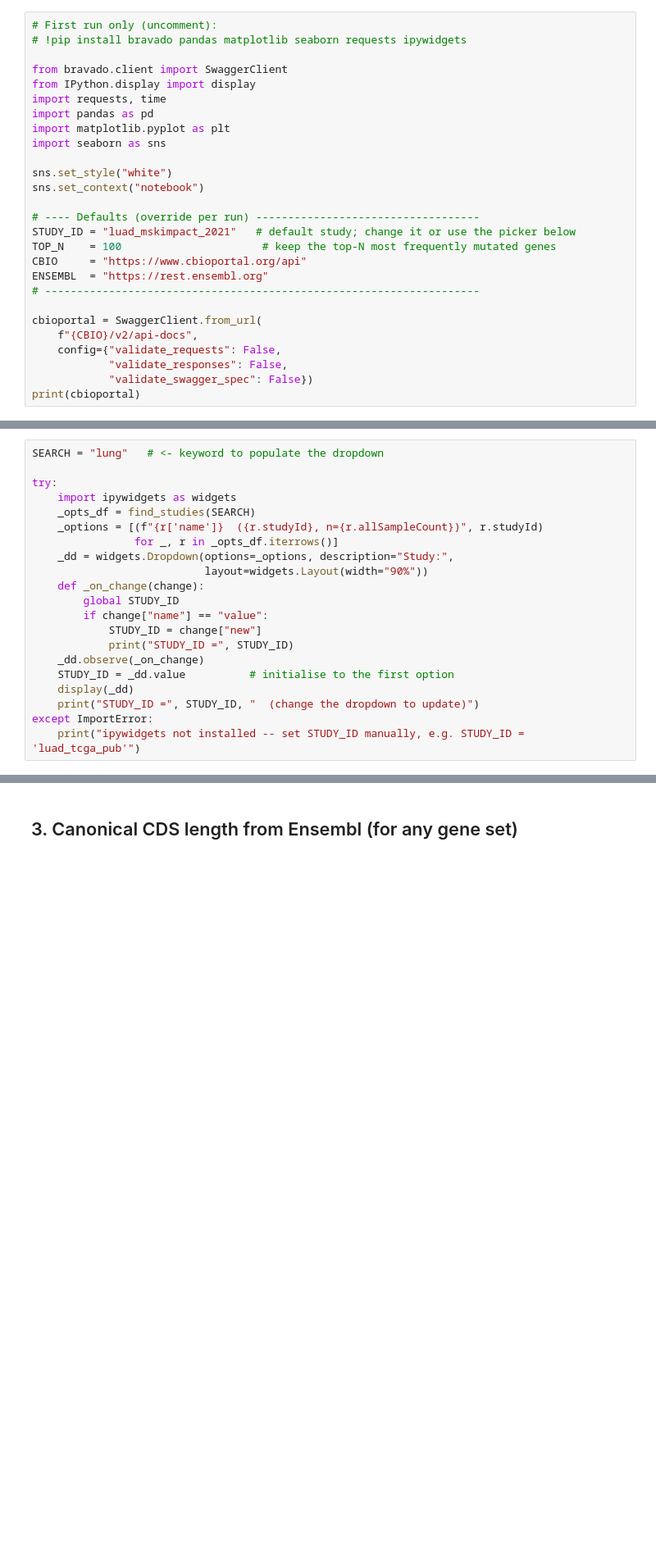
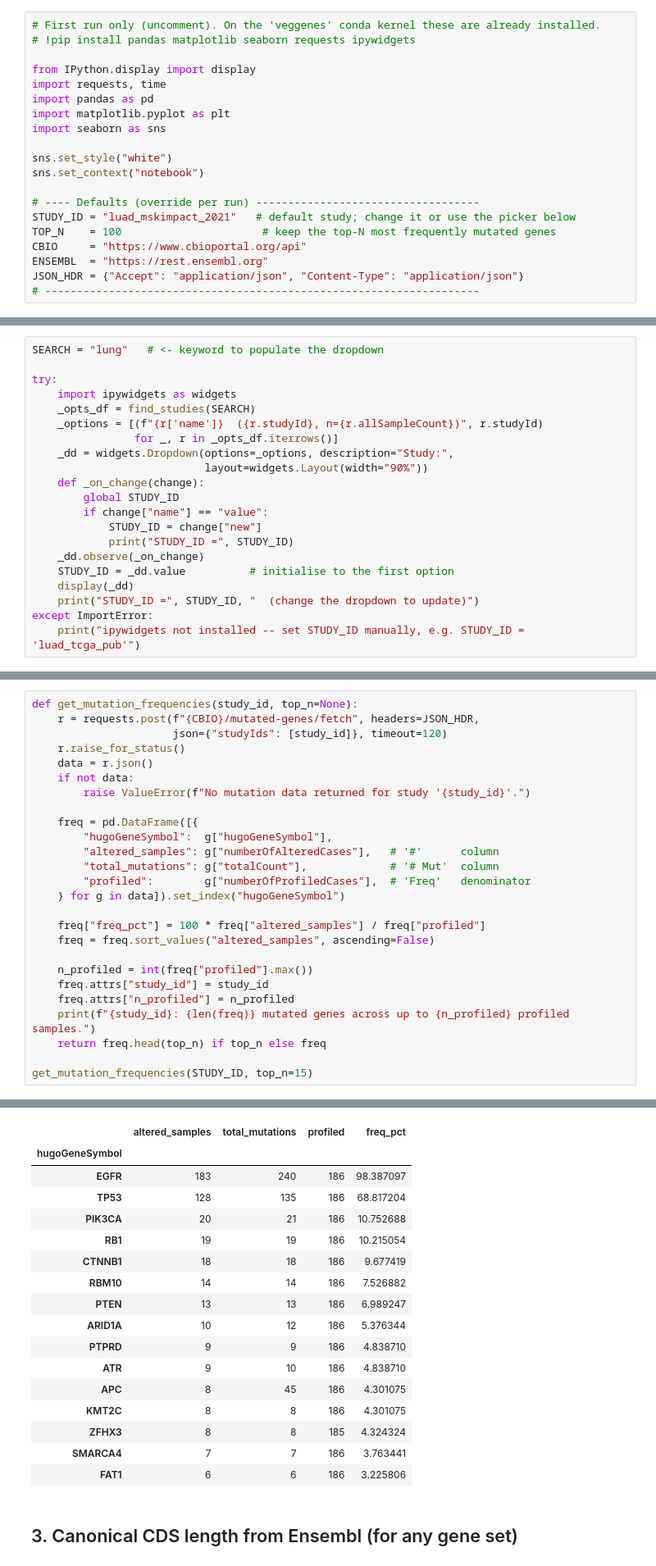
Before and after one commit to veronicakuo/veggenes, a Jupyter notebook: length_normalized_mutation_frequency.ipynb, the cells around one changed output, grey strips where cells are left out. Shown at 82% size. Saved outputs shown, nothing was run; the diff lists cells and outputs as text; blank space fills up the shorter version.

```diff
--- a/length_normalized_mutation_frequency.ipynb
+++ b/length_normalized_mutation_frequency.ipynb
@@ -15,8 +23,7 @@ Everything below is wrapped in functions, so switching cohorts is a one-line cha
 # %%
-# First run only (uncomment):
-# !pip install bravado pandas matplotlib seaborn requests ipywidgets
+# First run only (uncomment). On the 'veggenes' conda kernel these are already installed.
+# !pip install pandas matplotlib seaborn requests ipywidgets
 
-from bravado.client import SwaggerClient
 from IPython.display import display
 import requests, time
 import pandas as pd
@@ -31,14 +38,8 @@ STUDY_ID = "luad_mskimpact_2021"   # default study; change it or use the picker
 TOP_N    = 100                      # keep the top-N most frequently mutated genes
 CBIO     = "https://www.cbioportal.org/api"
 ENSEMBL  = "https://rest.ensembl.org"
+JSON_HDR = {"Accept": "application/json", "Content-Type": "application/json"}
 # --------------------------------------------------------------------
-
-cbioportal = SwaggerClient.from_url(
-    f"{CBIO}/v2/api-docs",
-    config={"validate_requests": False,
-            "validate_responses": False,
-            "validate_swagger_spec": False})
-print(cbioportal)
 # %% [markdown]
 ## 1. Choose a study
 
@@ -144,0 +117,27 @@ def get_mutation_frequencies(study_id, top_n=None):
+# %%
+def get_mutation_frequencies(study_id, top_n=None):
+    r = requests.post(f"{CBIO}/mutated-genes/fetch", headers=JSON_HDR,
+                      json={"studyIds": [study_id]}, timeout=120)
+    r.raise_for_status()
+    data = r.json()
+    if not data:
+        raise ValueError(f"No mutation data returned for study '{study_id}'.")
+
+    freq = pd.DataFrame([{
+        "hugoGeneSymbol":  g["hugoGeneSymbol"],
+        "altered_samples": g["numberOfAlteredCases"],   # '#'      column
+        "total_mutations": g["totalCount"],             # '# Mut'  column
+        "profiled":        g["numberOfProfiledCases"],  # 'Freq'   denominator
+    } for g in data]).set_index("hugoGeneSymbol")
+
+    freq["freq_pct"] = 100 * freq["altered_samples"] / freq["profiled"]
+    freq = freq.sort_values("altered_samples", ascending=False)
+
+    n_profiled = int(freq["profiled"].max())
+    freq.attrs["study_id"] = study_id
+    freq.attrs["n_profiled"] = n_profiled
+    print(f"{study_id}: {len(freq)} mutated genes across up to {n_profiled} profiled samples.")
+    return freq.head(top_n) if top_n else freq
+
+get_mutation_frequencies(STUDY_ID, top_n=15)
+# %% [output]
@@ -145,3 +145,20 @@ def get_mutation_frequencies(study_id, top_n=None):
+|  | altered_samples | total_mutations | profiled | freq_pct |
+| hugoGeneSymbol |  |  |  |  |
+| EGFR | 183 | 240 | 186 | 98.387097 |
+| TP53 | 128 | 135 | 186 | 68.817204 |
+| PIK3CA | 20 | 21 | 186 | 10.752688 |
+| RB1 | 19 | 19 | 186 | 10.215054 |
+| CTNNB1 | 18 | 18 | 186 | 9.677419 |
+| RBM10 | 14 | 14 | 186 | 7.526882 |
+| PTEN | 13 | 13 | 186 | 6.989247 |
+| ARID1A | 10 | 12 | 186 | 5.376344 |
+| PTPRD | 9 | 9 | 186 | 4.838710 |
+| ATR | 9 | 10 | 186 | 4.838710 |
+| APC | 8 | 45 | 186 | 4.301075 |
+| KMT2C | 8 | 8 | 186 | 4.301075 |
+| ZFHX3 | 8 | 8 | 185 | 4.324324 |
+| SMARCA4 | 7 | 7 | 186 | 3.763441 |
+| FAT1 | 6 | 6 | 186 | 3.225806 |
 # %% [markdown]
 ## 3. Canonical CDS length from Ensembl (for any gene set)
 # %%
```
Also changed, not shown: parts of 13 cells of this notebook, 1 other file.
